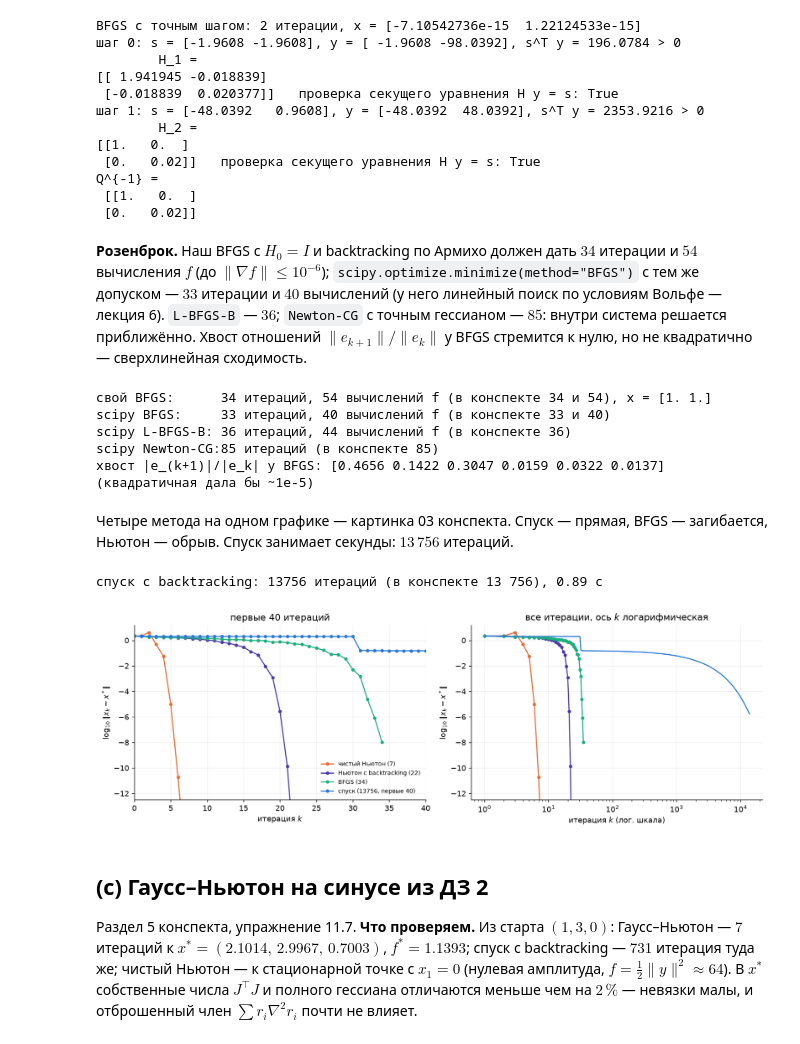
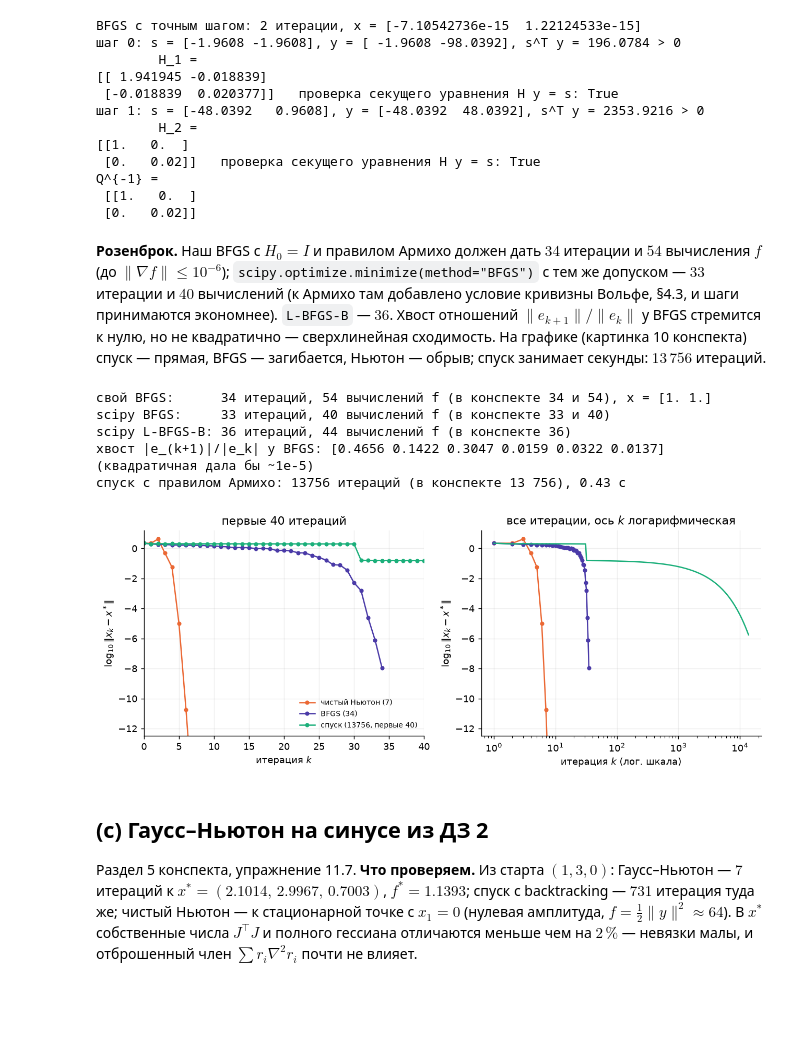
Before and after one commit to IlyaChichkanov/Numerical-Optimization, a Jupyter notebook: lectures/lecture05/demo05.ipynb, the cells around one changed output. Saved outputs shown, nothing was run; the diff lists cells and outputs as text; code cells hidden in the pictures; blank space fills up the shorter version.

```diff
--- a/lectures/lecture05/demo05.ipynb
+++ b/lectures/lecture05/demo05.ipynb
@@ -392,38 +366,32 @@ Q^{-1} =
  [[1.   0.  ]
  [0.   0.02]]
 # %% [markdown]
-**Розенброк.** Наш BFGS с $H_0=I$ и backtracking по Армихо должен дать $34$ итерации и $54$ вычисления $f$ (до $\lVert\nabla f\rVert\le10^{-6}$); `scipy.optimize.minimize(method="BFGS")` с тем же допуском — $33$ итерации и $40$ вычислений (у него линейный поиск по условиям Вольфе — лекция 6). `L-BFGS-B` — $36$; `Newton-CG` с точным гессианом — $85$: внутри система решается приближённо. Хвост отношений $\lVert e_{k+1}\rVert/\lVert e_k\rVert$ у BFGS стремится к нулю, но не квадратично — сверхлинейная сходимость.
+**Розенброк.** Наш BFGS с $H_0=I$ и правилом Армихо должен дать $34$ итерации и $54$ вычисления $f$ (до $\lVert\nabla f\rVert\le10^{-6}$); `scipy.optimize.minimize(method="BFGS")` с тем же допуском — $33$ итерации и $40$ вычислений (к Армихо там добавлено условие кривизны Вольфе, §4.3, и шаги принимаются экономнее). `L-BFGS-B` — $36$. Хвост отношений $\lVert e_{k+1}\rVert/\lVert e_k\rVert$ у BFGS стремится к нулю, но не квадратично — сверхлинейная сходимость. На графике (картинка 10 конспекта) спуск — прямая, BFGS — загибается, Ньютон — обрыв; спуск занимает секунды: $13\,756$ итераций.
 # %%
 x_b, k_b, path_b, nfev_b = bfgs(rosen, rosen_grad, X0_ROSEN)
 err_b = np.linalg.norm(path_b - 1, axis=1)
 print(f"свой BFGS:      {k_b} итераций, {nfev_b} вычислений f (в конспекте 34 и 54), x = {x_b.round(7)}")
 r_bfgs = minimize(rosen, X0_ROSEN, jac=rosen_grad, method="BFGS", options={"gtol": 1e-6})
 r_lbfgs = minimize(rosen, X0_ROSEN, jac=rosen_grad, method="L-BFGS-B", options={"gtol": 1e-6})
-r_ncg = minimize(rosen, X0_ROSEN, jac=rosen_grad, hess=rosen_hess, method="Newton-CG", options={"xtol": 1e-10})
 print(f"scipy BFGS:     {r_bfgs.nit} итераций, {r_bfgs.nfev} вычислений f (в конспекте 33 и 40)")
 print(f"scipy L-BFGS-B: {r_lbfgs.nit} итераций, {r_lbfgs.nfev} вычислений f (в конспекте 36)")
-print(f"scipy Newton-CG:{r_ncg.nit} итераций (в конспекте 85)")
 print("хвост |e_(k+1)|/|e_k| у BFGS:", np.array2string(err_b[-6:] / err_b[-7:-1], precision=4), " (квадратичная дала бы ~1e-5)")
+
+t0 = time.perf_counter(); x_g, k_g, path_g = gd(rosen, rosen_grad, X0_ROSEN); t_gd = time.perf_counter() - t0
+err_g = np.linalg.norm(path_g - 1, axis=1)
+print(f"спуск с правилом Армихо: {k_g} итераций (в конспекте 13 756), {t_gd:.2f} с")
+fig, (ax1, ax2) = plt.subplots(1, 2, figsize=(10, 4))
+plot_errors([err_n, err_b, err_g[:41]], [f"чистый Ньютон ({k_n})", f"BFGS ({k_b})", f"спуск ({k_g}, первые 40)"], ax=ax1)
+ax1.set(xlim=(0, 40), ylim=(-12.5, 1.2), title="первые 40 итераций")
+plot_errors([err_n, err_b, err_g], ax=ax2, logx=True); ax2.set(ylim=(-12.5, 1.2), title="все итерации, ось $k$ логарифмическая")
+plt.tight_layout(); plt.show()
 # %% [output]
 свой BFGS:      34 итераций, 54 вычислений f (в конспекте 34 и 54), x = [1. 1.]
 scipy BFGS:     33 итераций, 40 вычислений f (в конспекте 33 и 40)
 scipy L-BFGS-B: 36 итераций, 44 вычислений f (в конспекте 36)
-scipy Newton-CG:85 итераций (в конспекте 85)
 хвост |e_(k+1)|/|e_k| у BFGS: [0.4656 0.1422 0.3047 0.0159 0.0322 0.0137]  (квадратичная дала бы ~1e-5)
+спуск с правилом Армихо: 13756 итераций (в конспекте 13 756), 0.43 с
+[figure, added]
-# %% [markdown]
-Четыре метода на одном графике — картинка 03 конспекта. Спуск — прямая, BFGS — загибается, Ньютон — обрыв. Спуск занимает секунды: $13\,756$ итераций.
-# %%
-t0 = time.perf_counter(); x_g, k_g, path_g = gd(rosen, rosen_grad, X0_ROSEN); t_gd = time.perf_counter() - t0
-err_g = np.linalg.norm(path_g - 1, axis=1)
-print(f"спуск с backtracking: {k_g} итераций (в конспекте 13 756), {t_gd:.2f} с")
-fig, (ax1, ax2) = plt.subplots(1, 2, figsize=(12.5, 4.2))
-plot_errors([err_n, err_d, err_b, err_g[:41]], [f"чистый Ньютон ({k_n})", f"Ньютон с backtracking ({k_d})", f"BFGS ({k_b})", f"спуск ({k_g}, первые 40)"], ax=ax1)
-ax1.set(xlim=(0, 40), ylim=(-12.5, 1.2), title="первые 40 итераций")
-plot_errors([err_n, err_d, err_b, err_g], ax=ax2, logx=True); ax2.set(ylim=(-12.5, 1.2), title="все итерации, ось $k$ логарифмическая")
-plt.tight_layout(); plt.show()
-# %% [output]
-спуск с backtracking: 13756 итераций (в конспекте 13 756), 0.89 с
-[figure, removed]
 # %% [markdown]
 ## (c) Гаусс–Ньютон на синусе из ДЗ 2
 
```
Also changed, not shown: parts of 15 cells of this notebook, 39 other files.
